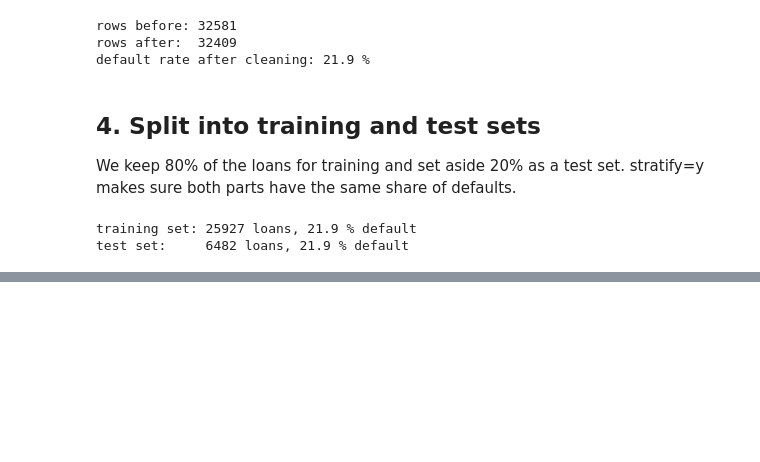
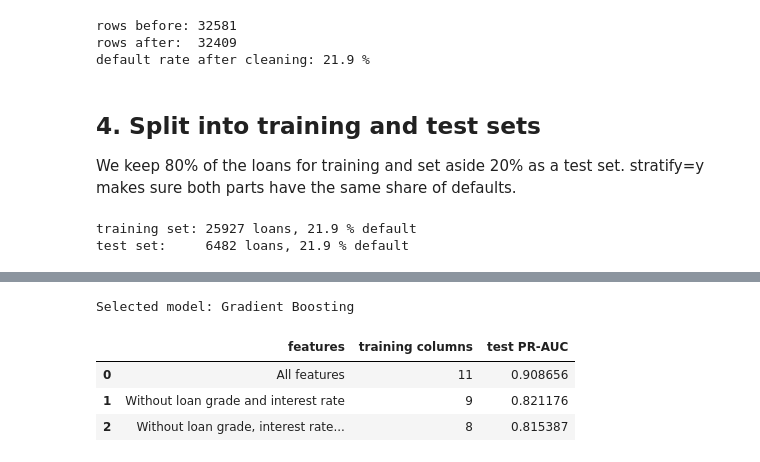
Before and after one commit to quachphu/CECS456-Machine-Learning-Project, a Jupyter notebook: CECS456_Loan_Default_Project (1) (2).ipynb, the cells around one changed output, grey strips where cells are left out. Drawn from its saved outputs; the diff is of its cells as text; code cells hidden in the pictures; blank space fills up the shorter version.

```diff
--- a/CECS456_Loan_Default_Project (1) (2).ipynb
+++ b/CECS456_Loan_Default_Project (1) (2).ipynb
@@ -692,0 +475,65 @@ To be written
+# %%
+# Exclude the dummy baseline when choosing the predictive model.
+candidates = comparison[comparison["model"] != "Majority baseline"]
+
+# The comparison is already sorted, so choose its highest-scoring candidate.
+best_name = candidates.iloc[0]["model"]
+
+print("Selected model:", best_name)
+
+# Build a preprocessing pipeline using only the columns kept in each version
+
+def make_preprocessor(columns):
+    numbers = [column for column in numeric_features if column in columns]
+    categories = [column for column in categorical_features if column in columns]
+
+    number_steps = Pipeline(steps=[
+        ("imputer", SimpleImputer(strategy="median", add_indicator=True)),
+        ("scaler", StandardScaler())
+    ])
+    category_steps = Pipeline(steps=[
+        ("imputer", SimpleImputer(strategy="most_frequent")),
+        ("onehot", OneHotEncoder(handle_unknown="ignore", sparse_output=False))
+    ])
+    return ColumnTransformer(transformers=[
+        ("numbers", number_steps, numbers),
+        ("categories", category_steps, categories)
+    ])
+
+full_columns = list(X_train.columns)
+without_grade_rate = [column for column in full_columns
+                      if column not in ["loan_grade", "loan_int_rate"]]
+without_grade_rate_age = [column for column in without_grade_rate
+                          if column != "person_age"]
+
+feature_versions = {
+    "All features": full_columns,
+    "Without loan grade and interest rate": without_grade_rate,
+    "Without loan grade, interest rate, and age": without_grade_rate_age
+}
+
+ablation_models = {}
+ablation_rows = []
+
+for version, columns in feature_versions.items():
+    pipeline = Pipeline(steps=[
+        ("preprocessing", make_preprocessor(columns)),
+        ("model", clone(best_models[best_name].named_steps["model"]))
+    ])
+    pipeline.fit(X_train[columns], y_train)
+    ablation_models[version] = pipeline
+    ablation_rows.append({
+        "features": version,
+        "training columns": len(columns),
+        "test PR-AUC": average_precision_score(
+            y_test, pipeline.predict_proba(X_test[columns])[:, 1]
+        )
+    })
+
+pd.DataFrame(ablation_rows)
+# %% [output]
+Selected model: Gradient Boosting
+|  | features | training columns | test PR-AUC |
+| 0 | All features | 11 | 0.908656 |
+| 1 | Without loan grade and interest rate | 9 | 0.821176 |
+| 2 | Without loan grade, interest rate... | 8 | 0.815387 |
```
Also changed, not shown: parts of 50 cells of this notebook.
